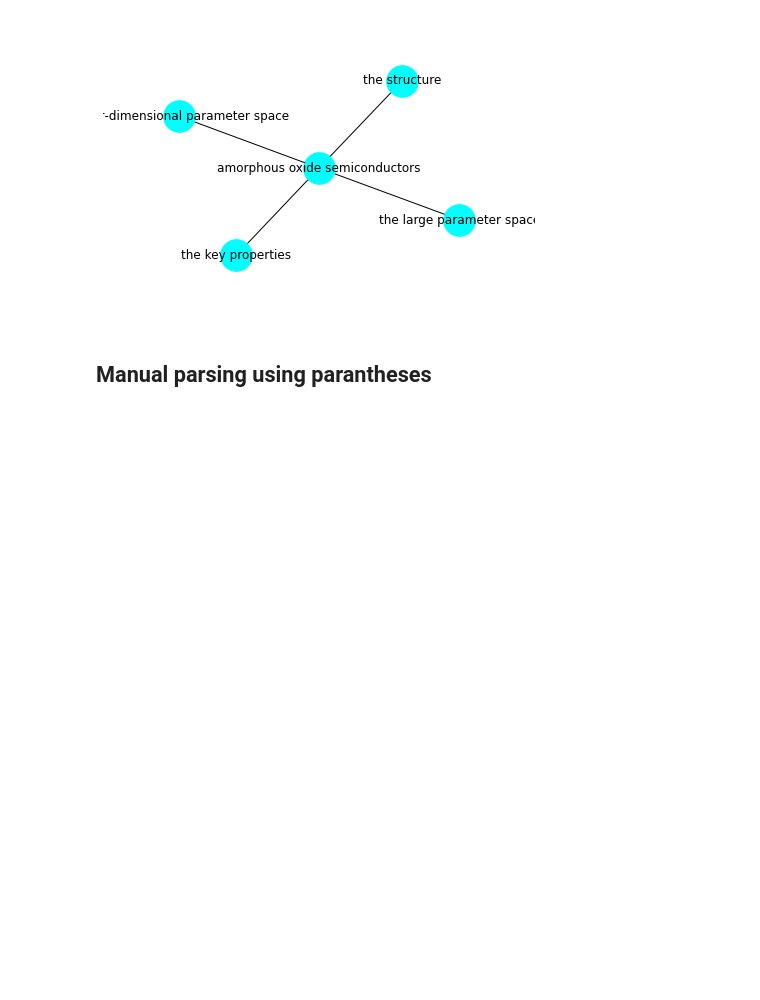
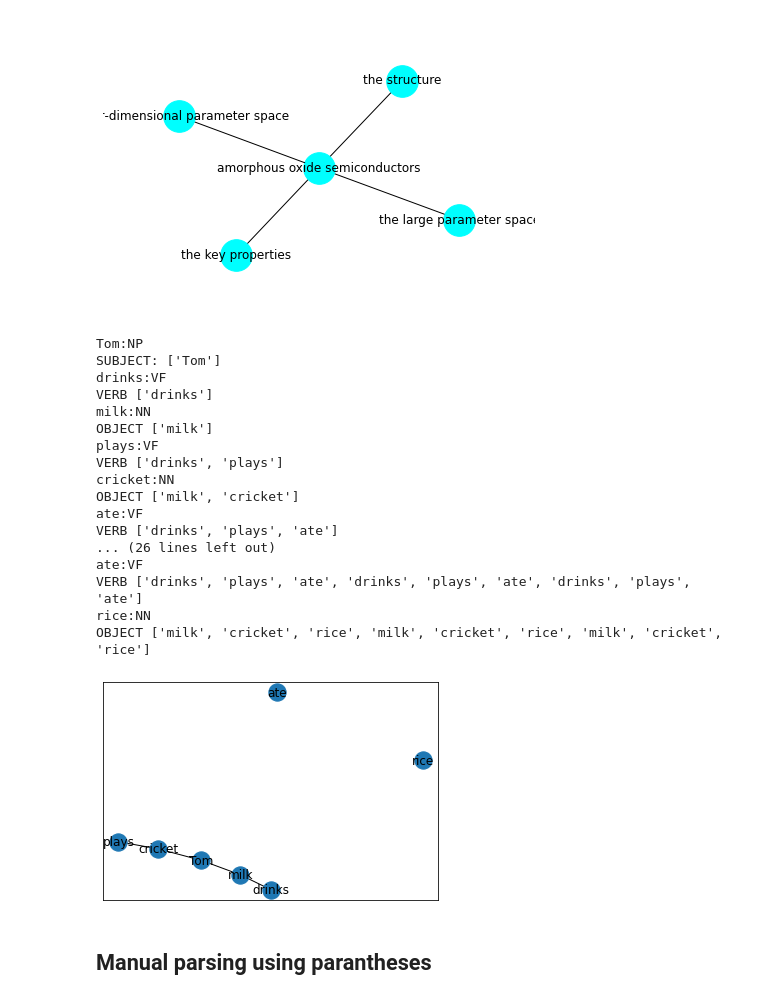
Before and after one commit to orlando-trejo/perovskite-literature-nlp, a Jupyter notebook: prototyping_notebook.ipynb, the cells around one changed output. Drawn from its saved outputs; the diff is of its cells as text; code cells hidden in the pictures; blank space fills up the shorter version.

Commit message:
Add prototype code for automating graph from nouns and verbs

```diff
--- a/prototyping_notebook.ipynb
+++ b/prototyping_notebook.ipynb
@@ -343,6 +335,79 @@ plt.savefig("simple_path.png", dpi=300, bbox_inches='tight') # save as png
 plt.show() # display
 # %% [output]
 [figure]
+# %%
+sentence_list=['Tom drinks milk', 'Tom plays cricket', 'Tom ate rice']
+
+tag_list=['Tom:NP','drinks:VF','milk:NN','plays:VF','cricket:NN','ate:VF','rice:NN']
+subject_list=[]
+object_list=[]
+verb_list=[]
+
+newDict = {}
+for sent in sentence_list:
+   for line in tag_list:
+       print (line)
+       k,v = line.strip().split(':')
+       newDict[k.strip()] = v.strip()
+       if v=='NP':
+          subject_list.append(k)
+          print('SUBJECT:',subject_list)
+       elif v=='NN':
+          object_list.append(k)
+          print('OBJECT',object_list)
+       elif v=='VF':
+        verb_list.append(k)
+        print('VERB',verb_list)
+
+
+
+
+labels={}
+graph = nx.Graph()
+
+for subject in subject_list:
+    s=(subject)
+    graph.add_node(s)
+    labels[s]=s
+
+
+for obj in object_list:
+    b=obj
+    graph.add_node(b)
+    labels[b]=b
+
+for verb in verb_list:
+    v=verb
+    graph.add_node(v)
+    labels[v]=v
+
+graph.add_edge(subject_list[0],object_list[0])
+graph.add_edge(object_list[0],verb_list[0])
+
+graph.add_edge(subject_list[1],object_list[1])
+graph.add_edge(object_list[1],verb_list[1])
+pos=nx.spring_layout(graph)
+nx.draw_networkx(graph, pos=pos, labels=labels)
+plt.show()
+# %% [output]
+Tom:NP
+SUBJECT: ['Tom']
+drinks:VF
+VERB ['drinks']
+milk:NN
+OBJECT ['milk']
+plays:VF
+VERB ['drinks', 'plays']
+cricket:NN
+OBJECT ['milk', 'cricket']
+ate:VF
+VERB ['drinks', 'plays', 'ate']
+... (26 lines left out)
+ate:VF
+VERB ['drinks', 'plays', 'ate', 'drinks', 'plays', 'ate', 'drinks', 'plays', 'ate']
+rice:NN
+OBJECT ['milk', 'cricket', 'rice', 'milk', 'cricket', 'rice', 'milk', 'cricket', 'rice']
+[figure, added]
 # %% [markdown]
 ## Manual parsing using parantheses
 # %%
```
Also changed, not shown: parts of 13 cells of this notebook.
